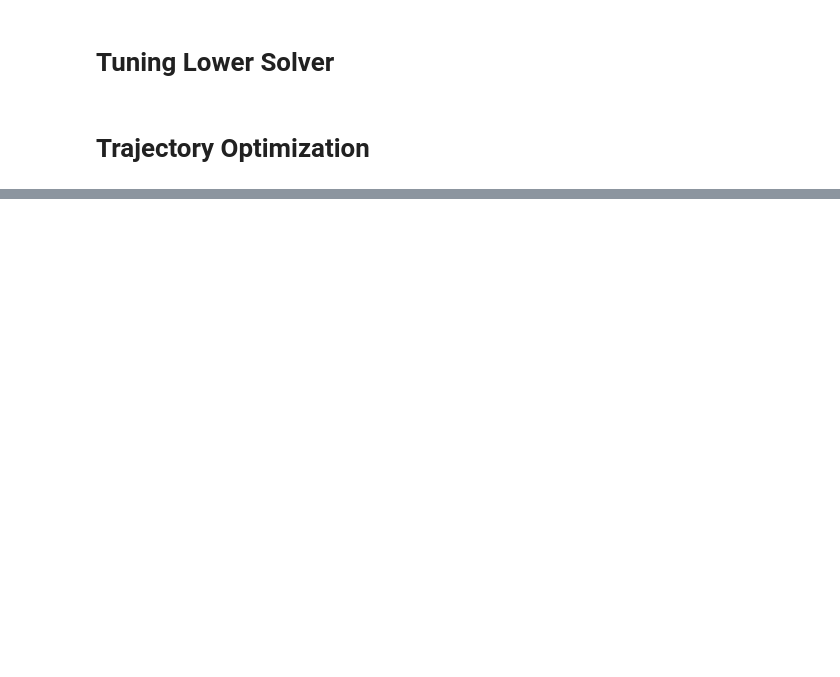
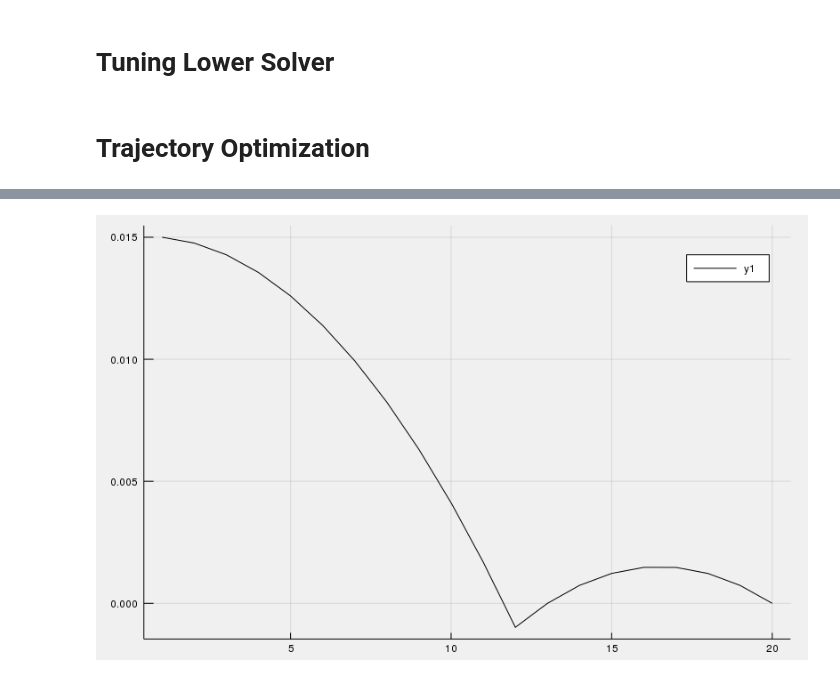
Before and after one commit to blandry/Bilevel.jl, a Jupyter notebook: notebooks/tmp.ipynb, the cells around one changed output, grey strips where cells are left out. Saved outputs shown, nothing was run; the diff lists cells and outputs as text; code cells hidden in the pictures; blank space fills up the shorter version.

```diff
--- a/notebooks/tmp.ipynb
+++ b/notebooks/tmp.ipynb
@@ -113,27 +94,25 @@ eval_cons(x);
 # %% [markdown]
 # Trajectory Optimization
 # %%
-q1 = [1., 0., 0., 0., 0., 0., 0.]
-v1 = [0., 0., 0., 0., 0., 0.]
-qN = [1., 0., 0., 0., 10., 0., 0.]
-vN = [0., 0., 0., 0., 0., 0.]
+q1 = [1., 0., 0., 0., 0., 0., 0.015]
 N = 10
 Δt = .01
 
-sim_data_indirect = get_trajopt_data_indirect(mechanism,env,Δt,N,relax_comp=false)
+sim_data_indirect = get_trajopt_data_indirect(mechanism,env,Δt,N,relax_comp=true)
 
 # adding user defined constraint
-add_eq!(sim_data_indirect, :cq1, length(q1), x -> sim_data_indirect.vs(x, :q1) - q1)
-add_eq!(sim_data_indirect, :cv1, length(v1), x -> sim_data_indirect.vs(x, :v1) - v1)
-add_eq!(sim_data_indirect, :cqN, length(qN), x -> sim_data_indirect.vs(x, Symbol("q",N)) - qN)
-add_eq!(sim_data_indirect, :cvN, length(vN), x -> sim_data_indirect.vs(x, Symbol("v",N)) - vN)
+vs = sim_data_indirect.vs
+add_eq!(sim_data_indirect, :cq1, length(q1), x -> vs(x, :q1) - q1)
+add_eq!(sim_data_indirect, :cvz1, 1, x -> vs(x, :v1)[6])
+add_eq!(sim_data_indirect, :cqN, 1, x -> vs(x, Symbol("q", N))[5] - .1)
+add_eq!(sim_data_indirect, :cvN, 1, x -> vs(x, Symbol("v", N))[4])
 
-for n=1:N
-    add_obj!(sim_data_indirect, Symbol("objv", n), x -> norm(sim_data_indirect.vs(x, Symbol("v", n))))
-end
+# for n=1:N
+#     add_obj!(sim_data_indirect, Symbol("objv", n), x -> norm(sim_data_indirect.vs(x, Symbol("v", n))))
+# end
 
 for n=1:N-1
-    add_obj!(sim_data_indirect, Symbol("obju", n), x -> norm(sim_data_indirect.vs(x, Symbol("u", n))))
+    add_eq!(sim_data_indirect, Symbol("cu", n), 6, x -> vs(x, Symbol("u", n)))
 end
 # %%
 traj_indirect = Bilevel.trajopt(sim_data_indirect, verbose=1)
@@ -141,0 +124,4 @@ traj_indirect[7][5,:]
+# %%
+plot(traj_indirect[7][7,:])
+# %% [output]
+[figure, added]
```
Also changed, not shown: parts of 6 cells of this notebook, 3 other files.
